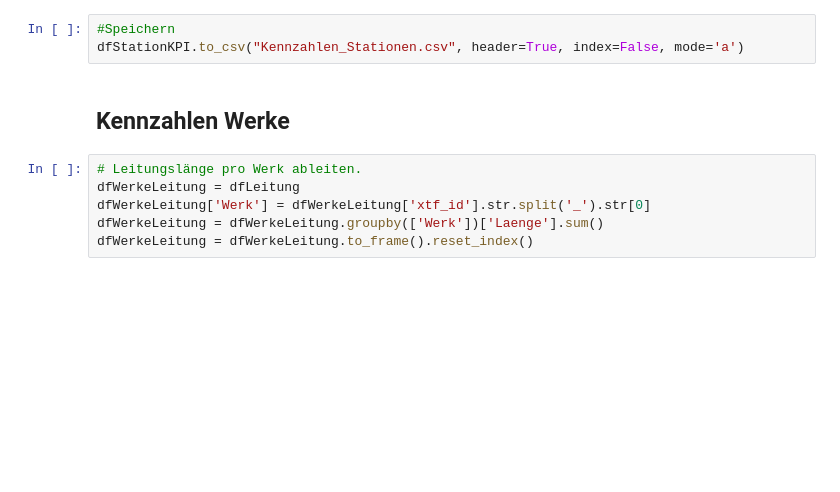
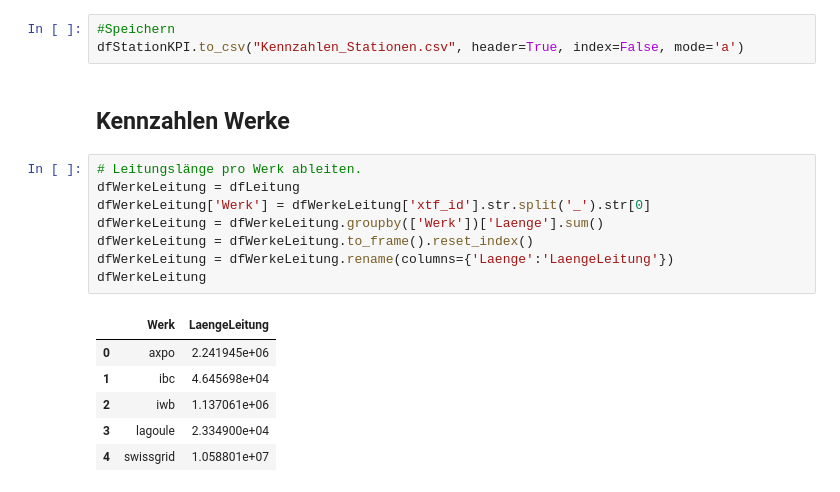
Before and after one commit to SFOE/KeyFiguresElectricalInstallations, a Jupyter notebook: KeyFiguresElectricalInstallations36kV.ipynb, the cells around one changed output. Saved outputs shown, nothing was run; the diff lists cells and outputs as text; blank space fills up the shorter version.

```diff
--- a/KeyFiguresElectricalInstallations36kV.ipynb
+++ b/KeyFiguresElectricalInstallations36kV.ipynb
@@ -66,6 +66,15 @@ dfStationKPI.to_csv("Kennzahlen_Stationen.csv", header=True, index=False, mode='
 # %%
 # Leitungslänge pro Werk ableiten.
 dfWerkeLeitung = dfLeitung
 dfWerkeLeitung['Werk'] = dfWerkeLeitung['xtf_id'].str.split('_').str[0]
 dfWerkeLeitung = dfWerkeLeitung.groupby(['Werk'])['Laenge'].sum()
 dfWerkeLeitung = dfWerkeLeitung.to_frame().reset_index()
+dfWerkeLeitung = dfWerkeLeitung.rename(columns={'Laenge':'LaengeLeitung'})
+dfWerkeLeitung
+# %% [output]
+|  | Werk | LaengeLeitung |
+| 0 | axpo | 2.241945e+06 |
+| 1 | ibc | 4.645698e+04 |
+| 2 | iwb | 1.137061e+06 |
+| 3 | lagoule | 2.334900e+04 |
+| 4 | swissgrid | 1.058801e+07 |
```
Also changed, not shown: parts of 5 cells of this notebook.
